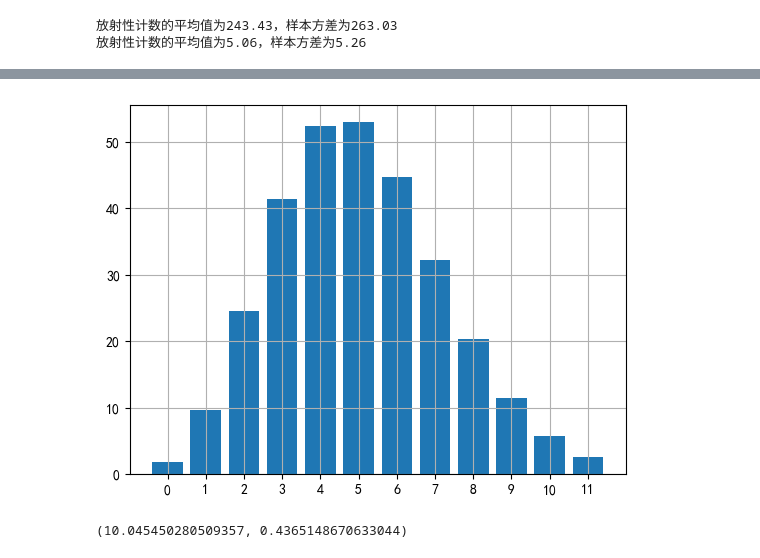
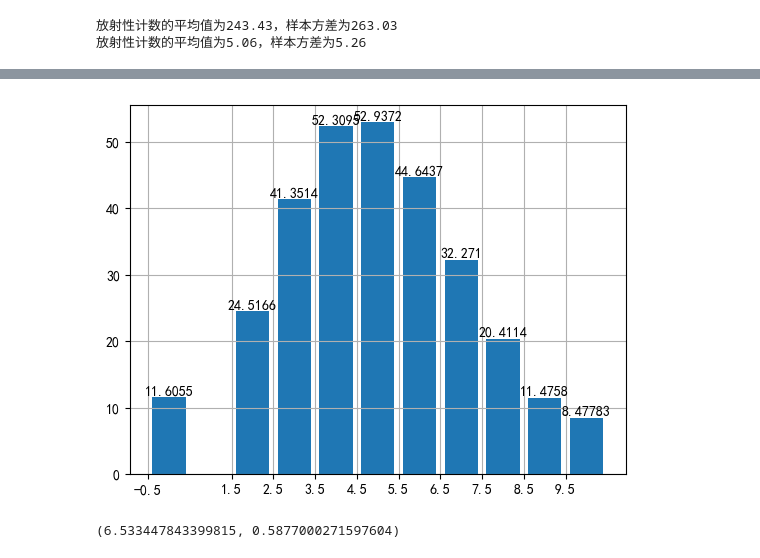
Before and after one commit to Xuanyiyiren/Fundamental-Laboratory-Experiment-in-Nuclear-Electronics-II, a Jupyter notebook: 实验1&8/exp1.ipynb, the cells around one changed output, grey strips where cells are left out. Drawn from its saved outputs; the diff is of its cells as text; code cells hidden in the pictures.

```diff
--- a/实验1&8/exp1.ipynb
+++ b/实验1&8/exp1.ipynb
@@ -168,0 +189,11 @@ plt.show()
+# %%
+del bins_b[1]
+del bins_b[-2]
+bins_b = np.array(bins_b)
+hist_b, _ = np.histogram(N_b, bins_b)
+h = plt.bar(bins_b[:-1],hist_b,width=interval_length*0.8,label=hist_b)
+plt.bar_label(h)
+plt.xticks(bins_b[:-1]-0.5)
+plt.grid()
+plt.show()
+print(bins_b)
@@ -169,16 +203,17 @@ plt.show()
 # %%
-expe_b=poisson.pmf(bins_b[:-1],ave_b)
+expe_b=np.diff(poisson(ave_b).cdf(bins_b-1))
 expe_b = expe_b/expe_b.sum()*count_b
-plt.bar(bins_b[:-1],expe_b,width=interval_length*0.8)
-plt.xticks(bins_b[:-1])
+h = plt.bar(bins_b[:-1],expe_b,width=interval_length*0.8,label=expe_b)
+plt.bar_label(h)
+plt.xticks(bins_b[:-1]-0.5)
 plt.grid()
 plt.show()
 # %% [output]
-[figure, old version]
+[figure, new version]
 # %%
 statistic_b,pvalue_b = chisquare(hist_b,expe_b,ddof=1)
 statistic_b,pvalue_b
 # %% [output]
-(10.045450280509357, 0.4365148670633044)
+(6.533447843399815, 0.5877000271597604)
 # %%
 bins_b_int =np.around( np.array(bins_b),1)
```
Also changed, not shown: parts of 8 cells of this notebook, 4 other files.
